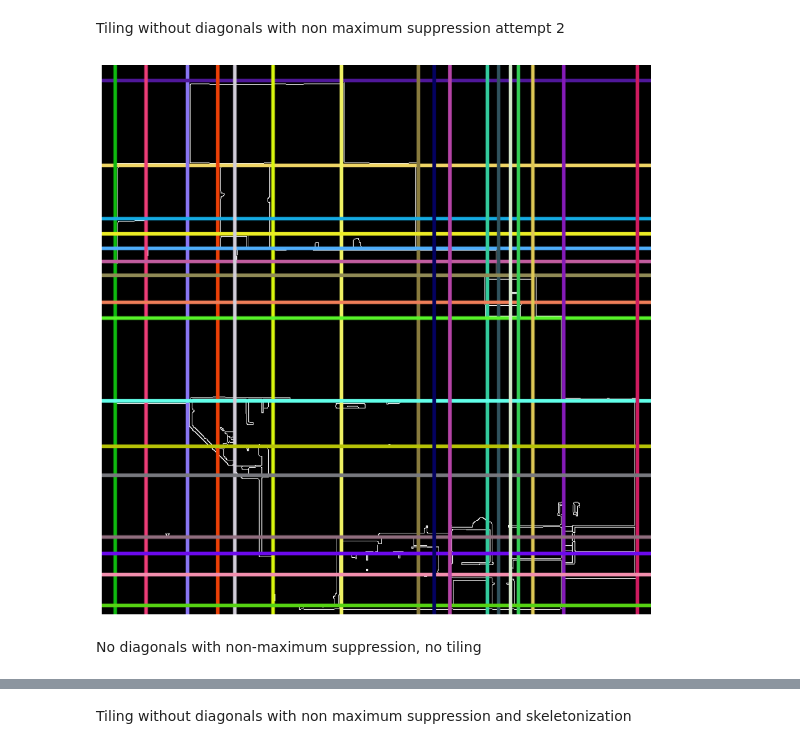
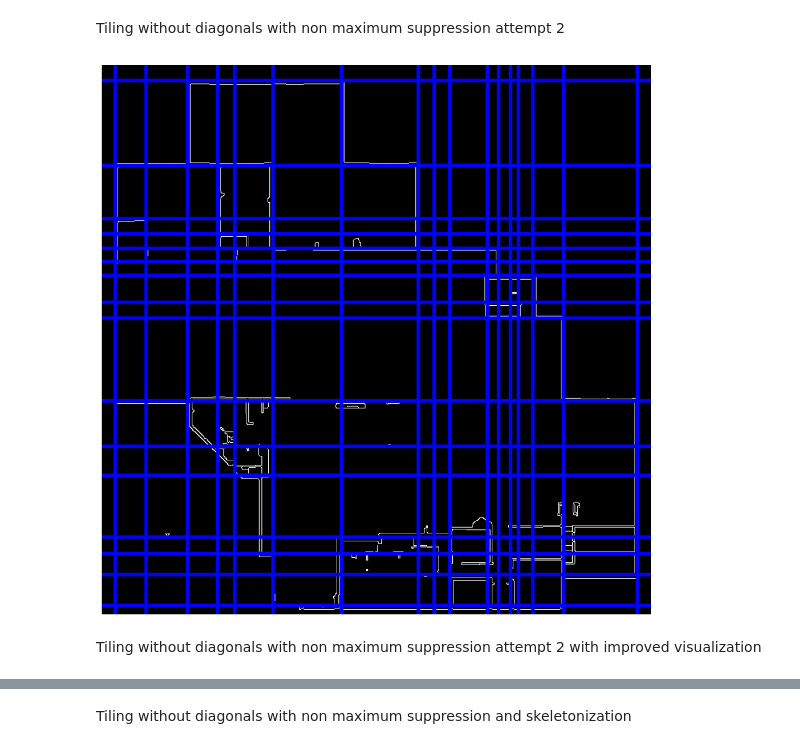
Before and after one commit to luqmanzaceria/ucsc-research, a Jupyter notebook: cv-floorplan/hough/hough_tiles.ipynb, the cells around one changed output, grey strips where cells are left out. Drawn from its saved outputs; the diff is of its cells as text; code cells hidden in the pictures.

Commit message:
Improve visualization of hough transform

```diff
--- a/cv-floorplan/hough/hough_tiles.ipynb
+++ b/cv-floorplan/hough/hough_tiles.ipynb
@@ -350,37 +441,38 @@ for n1 in range(0, len(all_lines)):
             theta -= np.pi
         closeness_rho = np.isclose(rho, strong_lines[0:n2,0,0], atol=10)  # Decrease atol for rho
         closeness_theta = np.isclose(theta, strong_lines[0:n2,0,1], atol=np.pi/45)  # Decrease atol for theta
         closeness = np.all([closeness_rho, closeness_theta], axis=0)
         if not any(closeness):
             strong_lines[n2] = [[rho, theta]]
             n2 = n2 + 1
 
 # Draw lines on the image
 for line in strong_lines[:n2]:
     rho, theta = line[0]
     a = math.cos(theta)
     b = math.sin(theta)
     x0 = a * rho
     y0 = b * rho
     max_len = int(np.sqrt(2) * max_dim)
     pt1 = (int(x0 + max_len*(-b)), int(y0 + max_len*(a)))
     pt2 = (int(x0 - max_len*(-b)), int(y0 - max_len*(a)))
     angle_deg = theta * 180 / np.pi
     tolerance = 0.1 # Adjust tolerance as needed
     if (abs(angle_deg) <= tolerance) or (abs(abs(angle_deg) - 90) <= tolerance) or (abs(abs(angle_deg) - 180) <= tolerance) or (abs(abs(angle_deg) - 270) <= tolerance):
-        color = (random.randint(0, 255), random.randint(0, 255), random.randint(0, 255))
+        # color = (random.randint(0, 255), random.randint(0, 255), random.randint(0, 255))
+        color = (0,0,255)
         cv.line(cdst, pt1, pt2, color, 3, cv.LINE_AA)
 
 # Display the result
 plt.figure(figsize=(10, 10))
 plt.imshow(cdst)
 plt.axis('off')
 plt.tight_layout()
 plt.show()
 # %% [output]
-[figure, old version]
+[figure, new version]
 # %% [markdown]
-No diagonals with non-maximum suppression, no tiling
+Tiling without diagonals with non maximum suppression attempt 2 with improved visualization
 # %%
 import cv2 as cv
 import numpy as np
```
Also changed, not shown: parts of 3 cells of this notebook.
